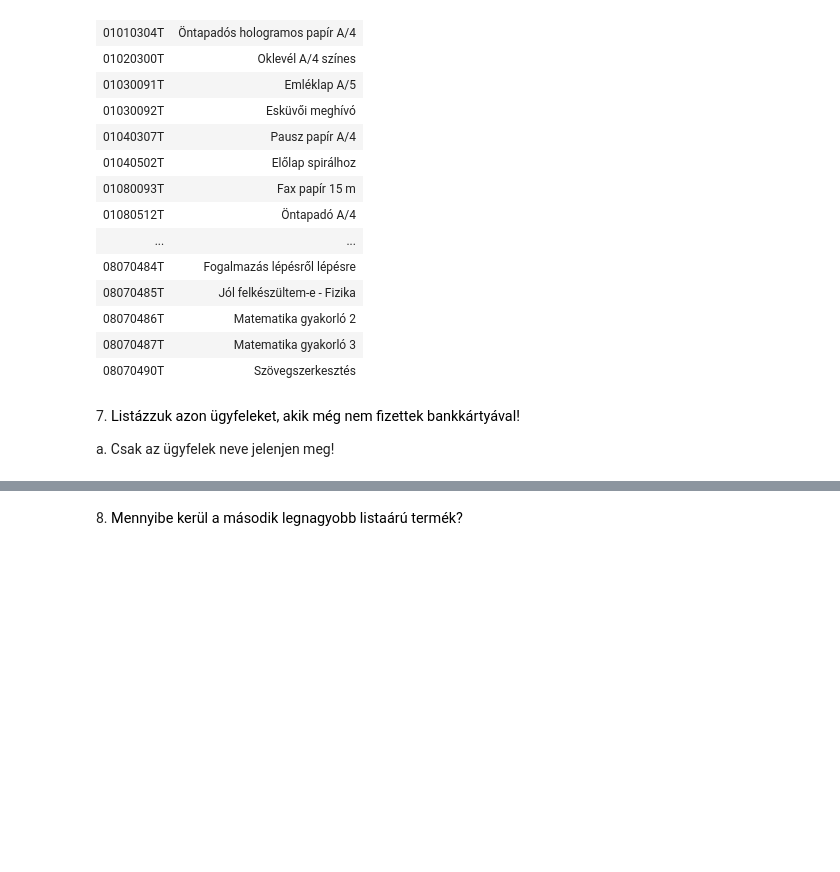
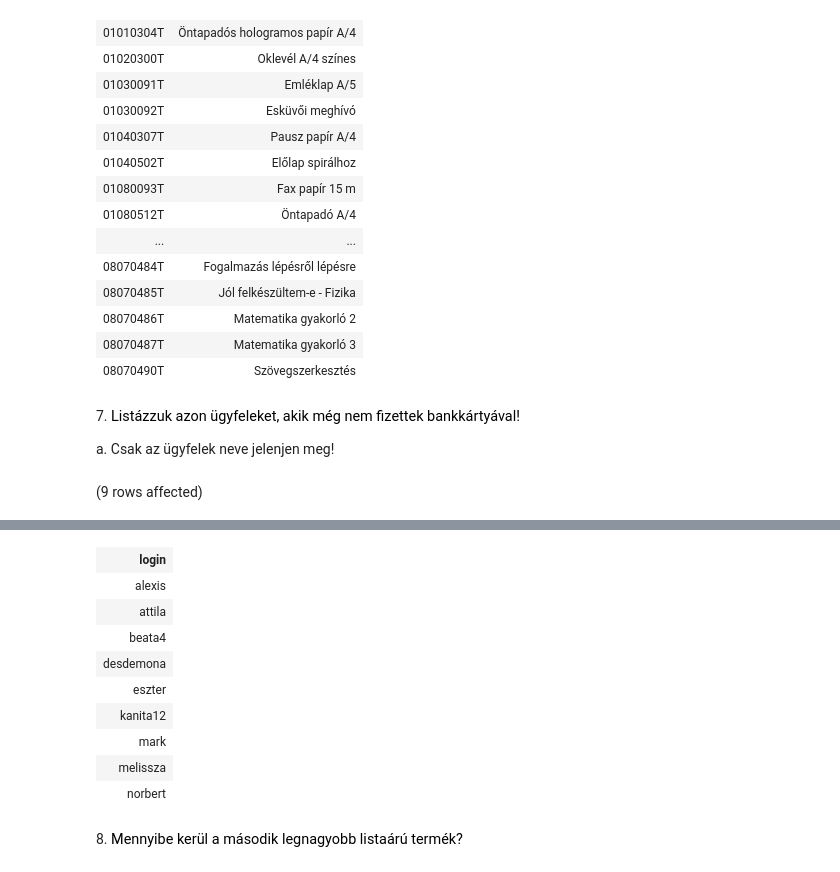
Before and after one commit to soosandras21/Adatbazisgyak, a Jupyter notebook: gyakorlat06_feladatok.ipynb, the cells around one changed output, grey strips where cells are left out. Drawn from its saved outputs; the diff is of its cells as text; code cells hidden in the pictures; blank space fills up the shorter version.

```diff
--- a/gyakorlat06_feladatok.ipynb
+++ b/gyakorlat06_feladatok.ipynb
@@ -110,3 +110,9 @@ Total execution time: 00:00:00.028
 7. <span style="background-color: rgb(255, 255, 255); color: rgb(0, 0, 0); font-family: &quot;Open Sans&quot;, sans-serif; font-size: 14.44px;">Listázzuk azon ügyfeleket, akik még nem fizettek bankkártyával!&nbsp;</span>
 
 a. Csak az ügyfelek neve jelenjen meg!
+# %%
+SELECT u.login
+FROM ugyfel u
+where u.login not in (select r.login from rendeles r where r.fiz_mod = 'Bankkártya')
+# %% [output]
+(9 rows affected)
@@ -113,3 +120,13 @@ a. Csak az ügyfelek neve jelenjen meg!
+| login |
+| alexis |
+| attila |
+| beata4 |
+| desdemona |
+| eszter |
+| kanita12 |
+| mark |
+| melissza |
+| norbert |
 # %% [markdown]
 8. <span style="background-color: rgb(255, 255, 255); color: rgb(0, 0, 0); font-family: &quot;Open Sans&quot;, sans-serif; font-size: 14.44px;">Mennyibe kerül a második legnagyobb listaárú termék?</span>
 # %% [markdown]
```
Also changed, not shown: parts of 1 cell of this notebook.
